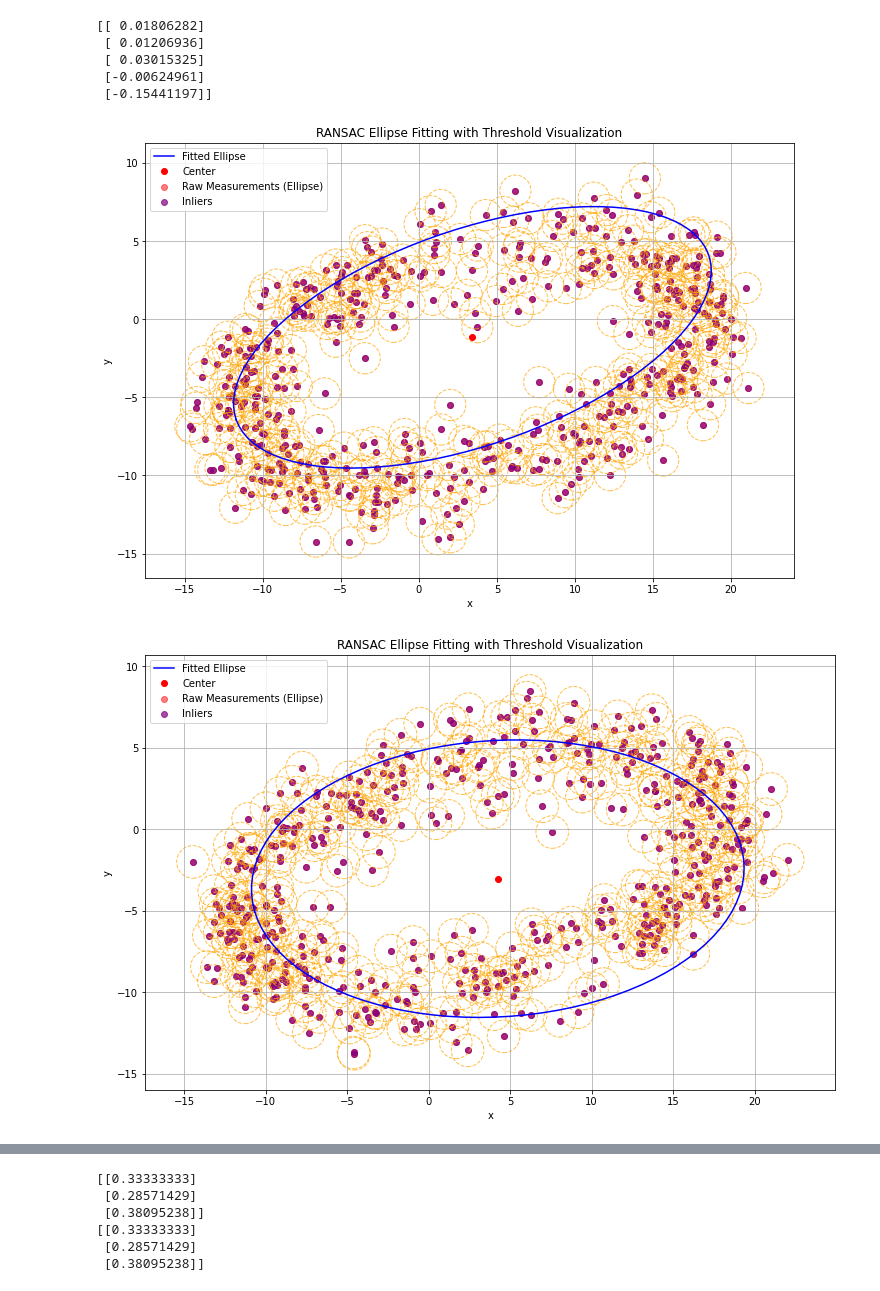
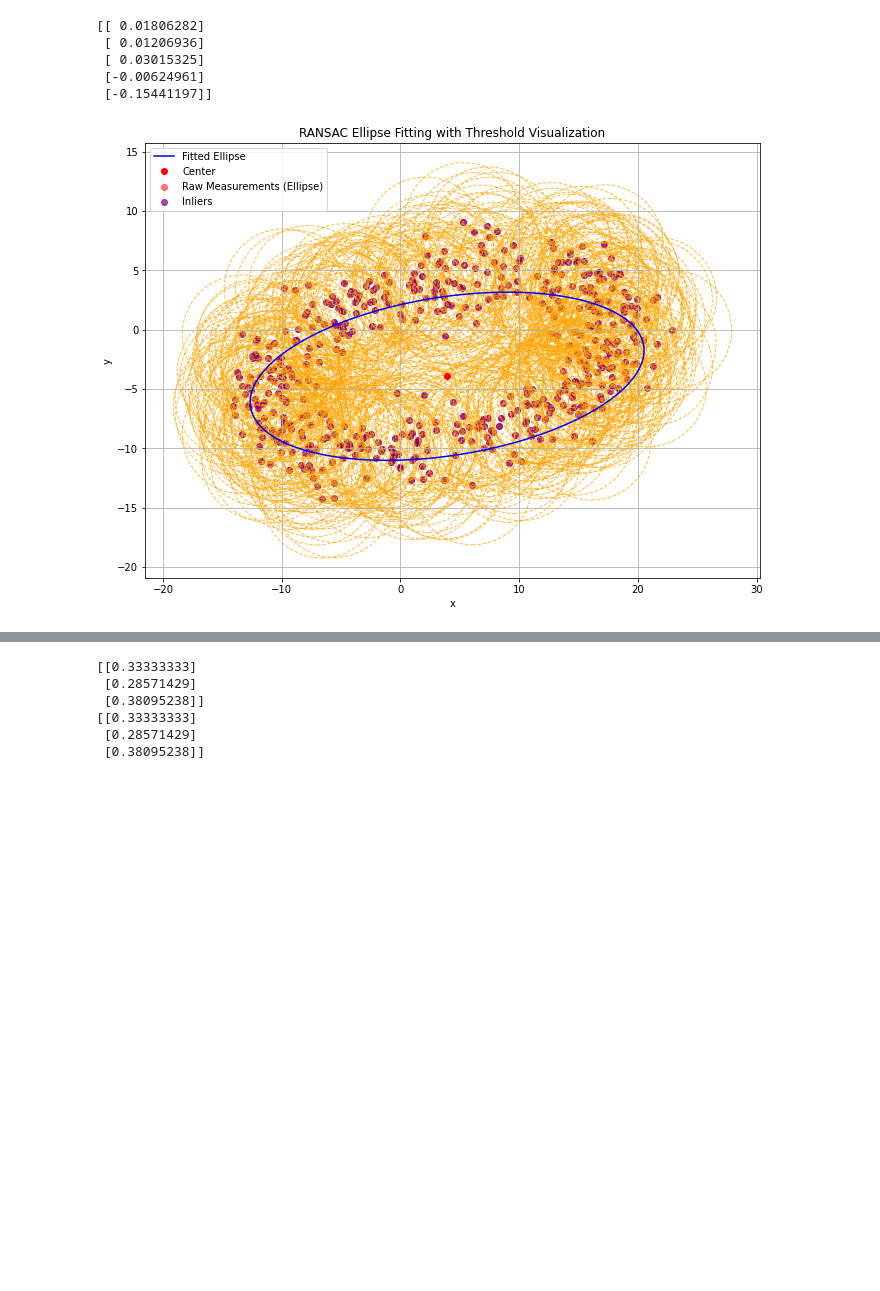
Before and after one commit to dgobalak/MTE544, a Jupyter notebook: a2/a2.ipynb, the cells around one changed output, grey strips where cells are left out. Drawn from its saved outputs; the diff is of its cells as text; code cells hidden in the pictures; blank space fills up the shorter version.

```diff
--- a/a2/a2.ipynb
+++ b/a2/a2.ipynb
@@ -156,44 +156,39 @@ def ransac_ellipse(data, num_iterations=1000, threshold=0.2):
         if len(curr_inliers) > len(best_inliers):
             best_inliers = curr_inliers
             best_Q = curr_Q
             best_b = curr_b
 
     Q = best_Q
     b = best_b.flatten()
     inliers = np.array(best_inliers)
 
     ##### END #####
     return Q,b,inliers
 
 
 def run_ransac(all_data, N, num_iterations, threshold):
+    # Load the data from CSV file and select N random points
     dataset = all_data[np.random.choice(all_data.shape[0], N, replace=False), :]
-
-    # Load the data from CSV file and select N random points
-    N = 500
-    num_iterations = 5000
-    threshold = 1
 
     Q, b_est, inliers = ransac_ellipse(dataset, num_iterations=num_iterations, threshold=threshold)
 
     # Plot the raw measurements and fitted ellipse
     fig, ax1 = plt.subplots(1, 1, figsize=(16, 8))
     visualize_data(dataset, ax1, inliers, threshold=threshold)
     plot_ellipse(Q, b_est, ax1)
     ax1.set_title("RANSAC Ellipse Fitting with Threshold Visualization")
 
     plt.show()
 
 all_data = pd.read_csv('data_x_y.csv').to_numpy()
-run_ransac(all_data, 500, 5000, 1)
-run_ransac(all_data, 500, 5000, 0.5)
-run_ransac(all_data, 500, 5000, 5)
+# run_ransac(all_data, 500, 5000, 1)
+# run_ransac(all_data, 500, 5000, 0.5)
+# run_ransac(all_data, 500, 5000, 5)
 
-run_ransac(all_data, 1000, 5000, 1)
-run_ransac(all_data, 1500, 5000, 1)
+# run_ransac(all_data, 1000, 10000, 1)
+# run_ransac(all_data, 1500, 5000, 1)
 
-run_ransac(all_data, 500, 1000, 1)
-run_ransac(all_data, 500, 10000, 1)
+run_ransac(all_data, 500, 1000, 5)
+# run_ransac(all_data, 500, 10000, 1)
 # %% [output]
-[figure, old version]
+[figure, new version]
-[figure, removed]
```
Also changed, not shown: parts of 2 cells of this notebook, 3 other files.
